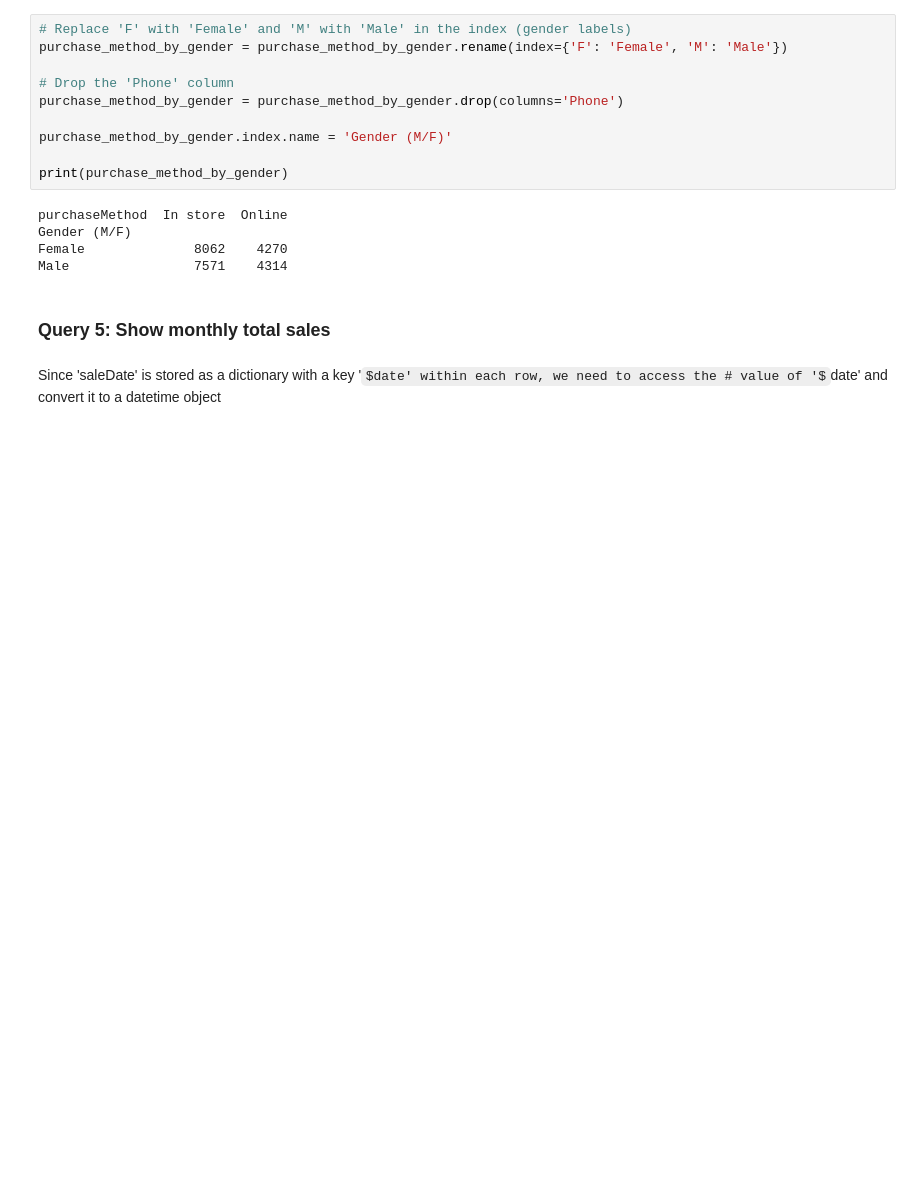
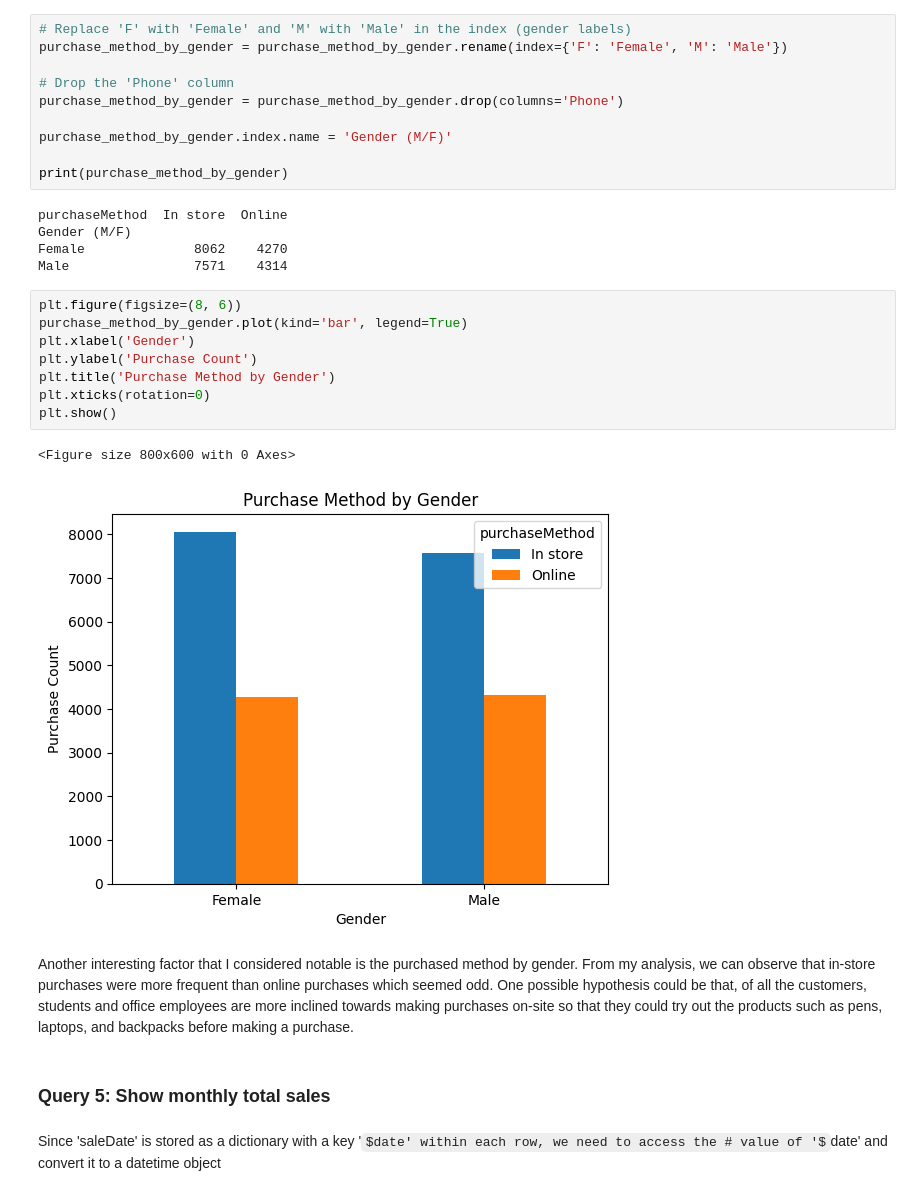
Before and after one commit to LynnT-2003/Big-Data-Analytics, a Jupyter notebook: Finals Project/mogodb_sample_supplies.ipynb, the cells around one changed output. Drawn from its saved outputs; the diff is of its cells as text; some formulas as TeX source; blank space fills up the shorter version.

```diff
--- a/Finals Project/mogodb_sample_supplies.ipynb
+++ b/Finals Project/mogodb_sample_supplies.ipynb
@@ -225,6 +262,19 @@ purchaseMethod  In store  Online
 Gender (M/F)
 Female              8062    4270
 Male                7571    4314
+# %%
+plt.figure(figsize=(8, 6))
+purchase_method_by_gender.plot(kind='bar', legend=True)
+plt.xlabel('Gender')
+plt.ylabel('Purchase Count')
+plt.title('Purchase Method by Gender')
+plt.xticks(rotation=0)
+plt.show()
+# %% [output]
+<Figure size 800x600 with 0 Axes>
+[figure, added]
+# %% [markdown]
+Another interesting factor that I considered notable is the purchased method by gender. From my analysis, we can observe that in-store purchases were more frequent than online purchases which seemed odd. One possible hypothesis could be that, of all the customers, students and office employees are more inclined towards making purchases on-site so that they could try out the products such as pens, laptops, and backpacks before making a purchase.
 # %% [markdown]
 ### Query 5: Show monthly total sales
 # %% [markdown]
```
Also changed, not shown: parts of 32 cells of this notebook.
